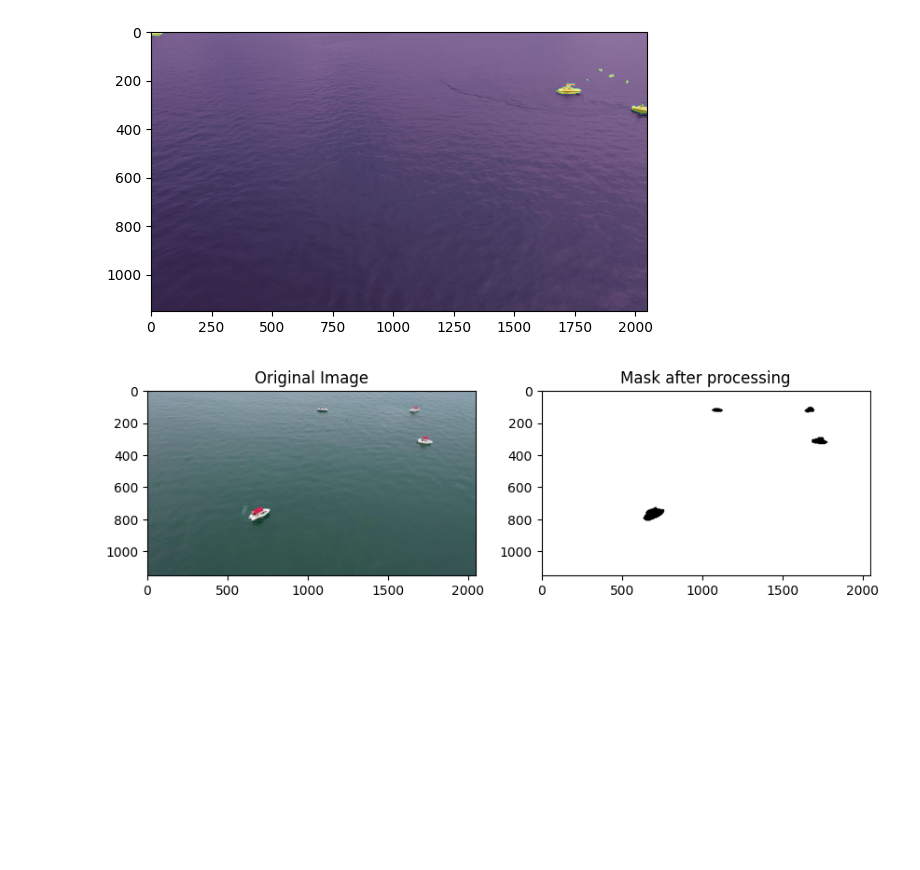
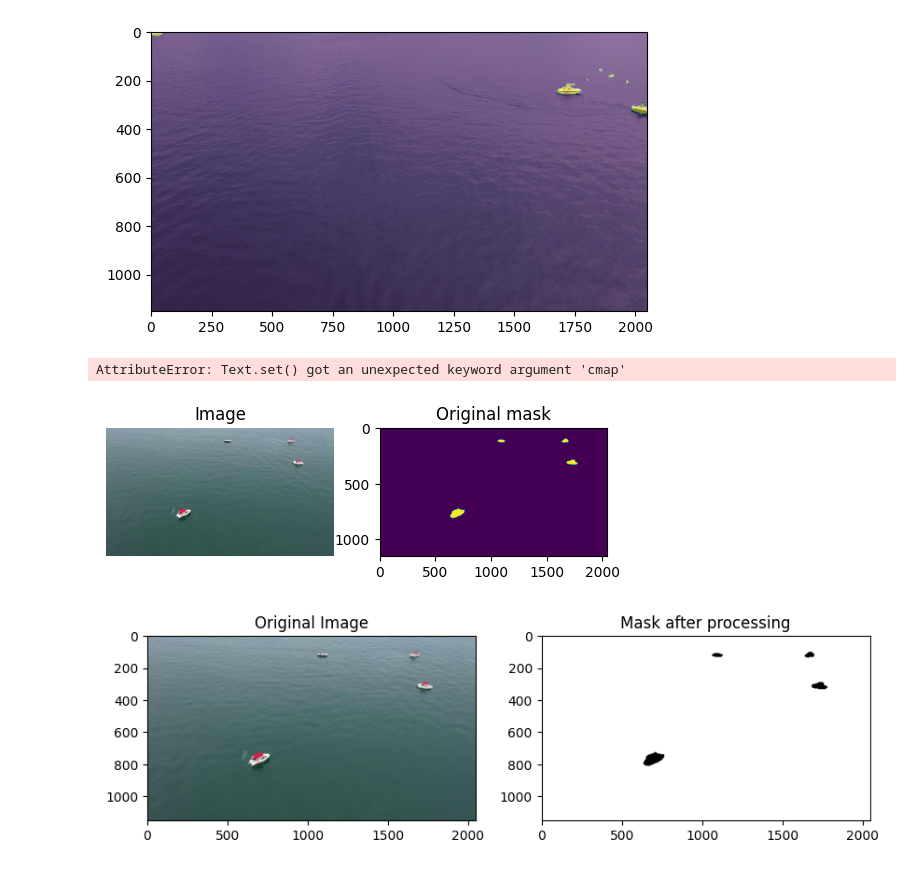
Before and after one commit to Art3miss233/WaterSegNet, a Jupyter notebook: DataPrepper.ipynb, the cells around one changed output. Cells and saved outputs as stored; diff of their text form; code cells hidden in the pictures; blank space fills up the shorter version.

```diff
--- a/prepare_custom_dataset.ipynb
+++ b/DataPrepper.ipynb
@@ -33,6 +32,7 @@ from PIL import Image
 from tqdm import tqdm
 import cv2
 import numpy as np
+import matplotlib.pyplot as plt
 
 
 def refine_mask(mask):
@@ -57,8 +57,17 @@ def process_mask(image_path, save_path):
     binary_mask = np.where(np_image == 1, 255, 0).astype(np.uint8)
     refined_mask = refine_mask(binary_mask)
     pil_image = Image.fromarray(refined_mask)
+    plt.subplot(1, 3, 2)
+    plt.imshow(image, cmap="gray")
+    plt.title("Original mask")
+    plt.axis("off")
 
-    pil_image.save(save_path, format="PNG")
+    plt.subplot(1, 3, 3)
+    plt.imshow(pil_image, cmap="gray")
+    plt.title("Processed mask")
+    plt.axis("off")
+
+    # pil_image.save(save_path, format="PNG")
 
 
 def separate_and_rename_files(source_folder, image_save_folder, mask_save_folder):
@@ -70,39 +79,50 @@ def separate_and_rename_files(source_folder, image_save_folder, mask_save_folder
         if filename.endswith(".jpg"):  # Process and save image
             new_filename = f"{counter:04d}.png"
             save_path = os.path.join(image_save_folder, new_filename)
-            Image.open(file_path).save(save_path)
+            img = Image.open(file_path)
+            plt.figure(figsize=(10, 5))
+            plt.subplot(1, 3, 1)
+            plt.imshow(img)
+            plt.title("Image")
+            plt.axis("off")
 
         elif filename.endswith("_mask.png"):  # Save label
             new_filename = f"{counter:04d}.png"
             save_path = os.path.join(mask_save_folder, new_filename)
             process_mask(file_path, save_path)
             counter += 1
+        if counter == 50:
+            break
 
 
 # Base directory for dataset
 BASE_DATA_FOLDER = "/home/emilia/WaterSegNet"
 PROJECT = "SafePointDiscovery-2"
 # Folders for original dataset
 TEST_DATA_ORIG = f"{BASE_DATA_FOLDER}/{PROJECT}/test"
 TRAIN_DATA_ORIG = f"{BASE_DATA_FOLDER}/{PROJECT}/train"
 VALID_DATA_ORIG = f"{BASE_DATA_FOLDER}/{PROJECT}/valid"
 
 # Folders for custom dataset
-CUSTOM_DATASET_FOLDER = f"{BASE_DATA_FOLDER}/waterSeg_dataset"
+CUSTOM_DATASET_FOLDER = f"{BASE_DATA_FOLDER}/tullball"
 
 TEST_MASK_FOLDER = f"{CUSTOM_DATASET_FOLDER}/test/labels"
 TEST_IMAGE_FOLDER = f"{CUSTOM_DATASET_FOLDER}/test/images"
 
 TRAIN_MASK_FOLDER = f"{CUSTOM_DATASET_FOLDER}/train/labels"
 TRAIN_IMAGE_FOLDER = f"{CUSTOM_DATASET_FOLDER}/train/images"
 
 VALID_MASK_FOLDER = f"{CUSTOM_DATASET_FOLDER}/valid/labels"
 VALID_IMAGE_FOLDER = f"{CUSTOM_DATASET_FOLDER}/valid/images"
 
 
-separate_and_rename_files(VALID_DATA_ORIG, VALID_IMAGE_FOLDER, VALID_MASK_FOLDER)
-separate_and_rename_files(TRAIN_DATA_ORIG, TRAIN_IMAGE_FOLDER, TRAIN_MASK_FOLDER)
+# separate_and_rename_files(VALID_DATA_ORIG, VALID_IMAGE_FOLDER, VALID_MASK_FOLDER)
+# separate_and_rename_files(TRAIN_DATA_ORIG, TRAIN_IMAGE_FOLDER, TRAIN_MASK_FOLDER)
+#
 separate_and_rename_files(TEST_DATA_ORIG, TEST_IMAGE_FOLDER, TEST_MASK_FOLDER)
+# %% [output]
+AttributeError: Text.set() got an unexpected keyword argument 'cmap'
+[figure, added]
 # %%
 # Refine Masks
 
```
Also changed, not shown: parts of 1 cell of this notebook, 5 other files.
